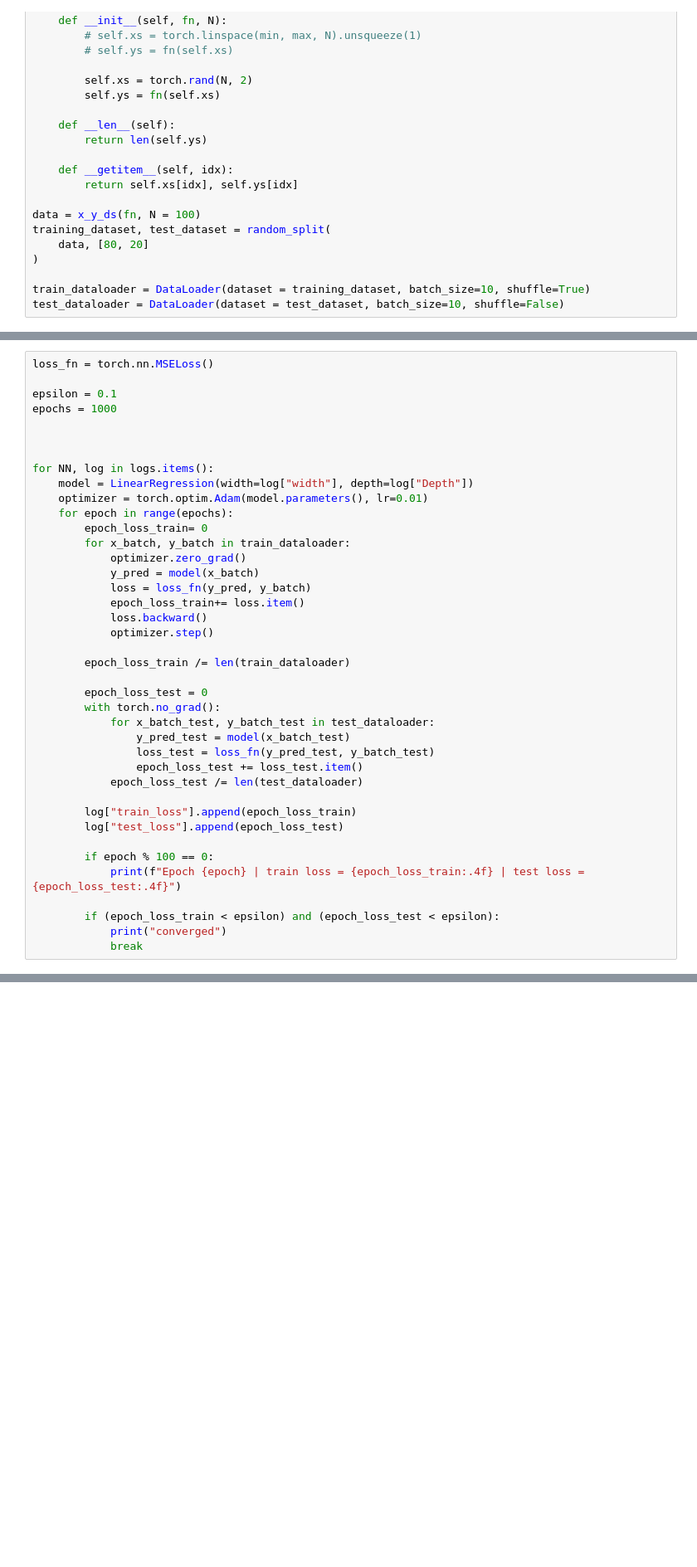
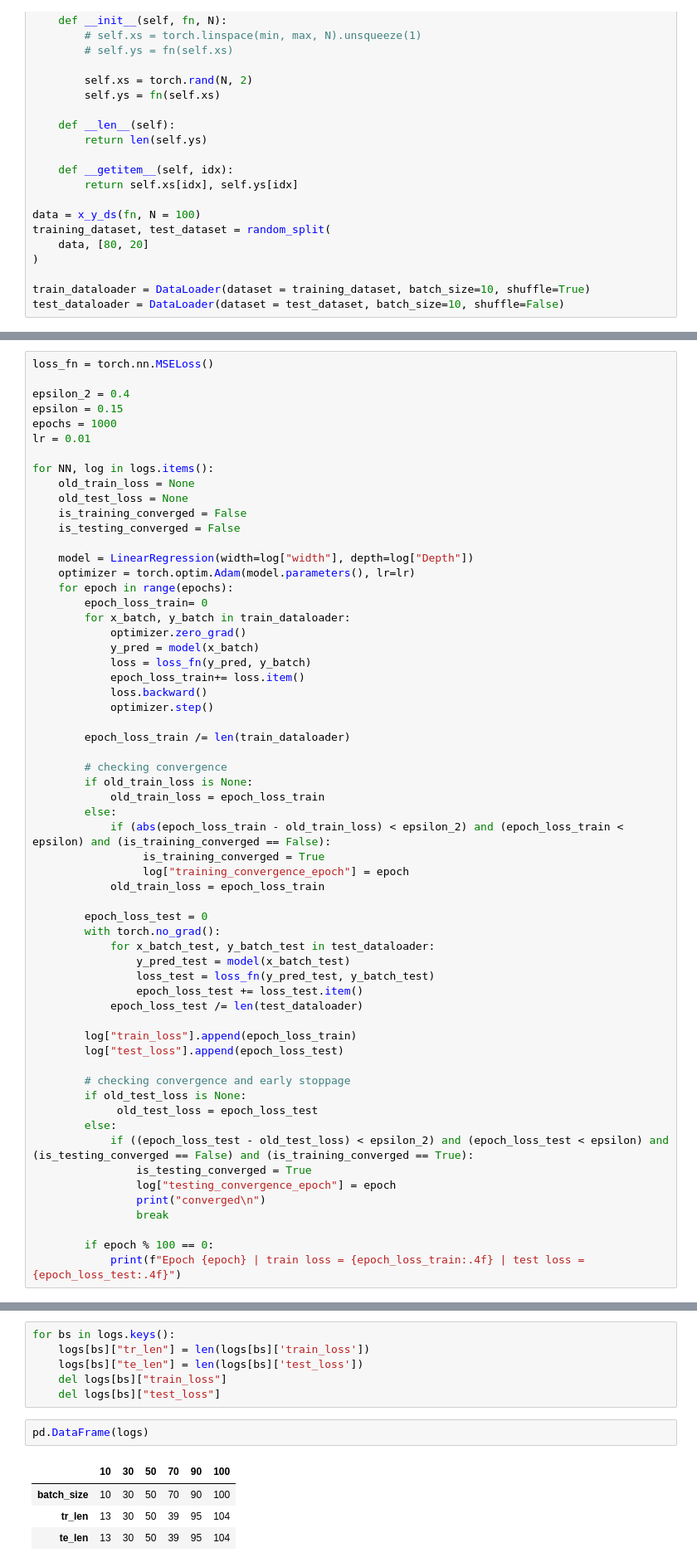
Before and after one commit to Mafaz03/Deep-Learning-in-Mechanics, a Jupyter notebook: Simple_ML.ipynb, the cells around one changed output, grey strips where cells are left out. Shown at 83% size. Cells and saved outputs as stored; diff of their text form; blank space fills up the shorter version.

```diff
--- a/Simple_ML.ipynb
+++ b/Simple_ML.ipynb
@@ -82,14 +86,19 @@ for w in widths:
 # %%
 loss_fn = torch.nn.MSELoss()
 
-epsilon = 0.1
+epsilon_2 = 0.4
+epsilon = 0.15
 epochs = 1000
-
-
+lr = 0.01
 
 for NN, log in logs.items():
+    old_train_loss = None
+    old_test_loss = None
+    is_training_converged = False
+    is_testing_converged = False
+
     model = LinearRegression(width=log["width"], depth=log["Depth"])
-    optimizer = torch.optim.Adam(model.parameters(), lr=0.01)
+    optimizer = torch.optim.Adam(model.parameters(), lr=lr)
     for epoch in range(epochs):
         epoch_loss_train= 0
         for x_batch, y_batch in train_dataloader:
@@ -102,6 +111,15 @@ for NN, log in logs.items():
 
         epoch_loss_train /= len(train_dataloader)
 
+        # checking convergence
+        if old_train_loss is None:
+            old_train_loss = epoch_loss_train
+        else:
+            if (abs(epoch_loss_train - old_train_loss) < epsilon_2) and (epoch_loss_train < epsilon) and (is_training_converged == False):
+                 is_training_converged = True
+                 log["training_convergence_epoch"] = epoch
+            old_train_loss = epoch_loss_train
+
         epoch_loss_test = 0
         with torch.no_grad():
             for x_batch_test, y_batch_test in test_dataloader:
@@ -113,10 +131,16 @@ for NN, log in logs.items():
         log["train_loss"].append(epoch_loss_train)
         log["test_loss"].append(epoch_loss_test)
 
+        # checking convergence and early stoppage
+        if old_test_loss is None:
+             old_test_loss = epoch_loss_test
+        else:
+            if ((epoch_loss_test - old_test_loss) < epsilon_2) and (epoch_loss_test < epsilon) and (is_testing_converged == False) and (is_training_converged == True):
+                is_testing_converged = True
+                log["testing_convergence_epoch"] = epoch
+                print("converged\n")
+                break
+
         if epoch % 100 == 0:
             print(f"Epoch {epoch} | train loss = {epoch_loss_train:.4f} | test loss = {epoch_loss_test:.4f}")
-
-        if (epoch_loss_train < epsilon) and (epoch_loss_test < epsilon):
-            print("converged")
-            break
 # %% [output]
@@ -165,0 +242,13 @@ plt.legend()
+# %%
+for bs in logs.keys():
+    logs[bs]["tr_len"] = len(logs[bs]['train_loss'])
+    logs[bs]["te_len"] = len(logs[bs]['test_loss'])
+    del logs[bs]["train_loss"]
+    del logs[bs]["test_loss"]
+# %%
+pd.DataFrame(logs)
+# %% [output]
+|  | 10 | 30 | 50 | 70 | 90 | 100 |
+| batch_size | 10 | 30 | 50 | 70 | 90 | 100 |
+| tr_len | 13 | 30 | 50 | 39 | 95 | 104 |
+| te_len | 13 | 30 | 50 | 39 | 95 | 104 |
```
Also changed, not shown: parts of 7 cells of this notebook, 1 other file.
